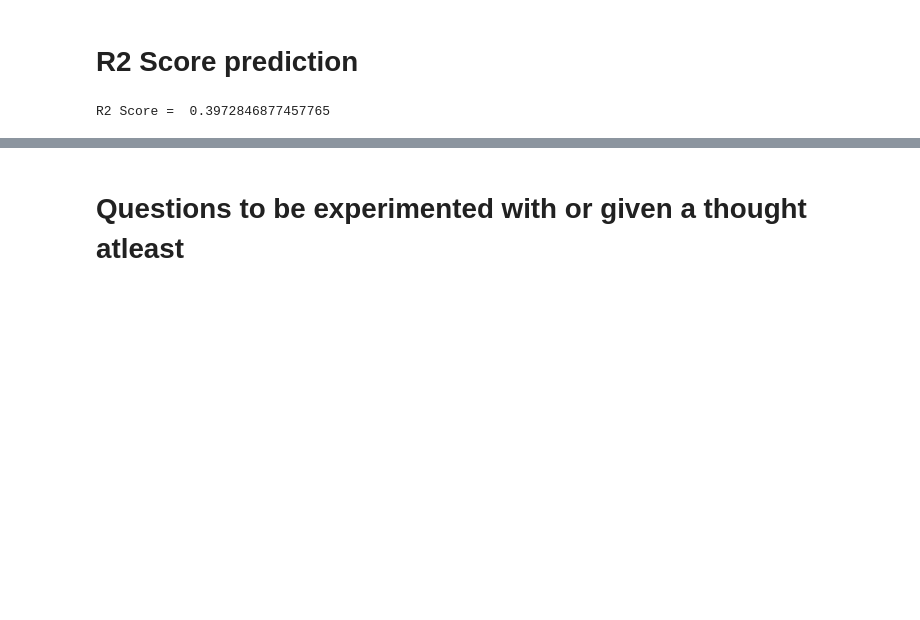
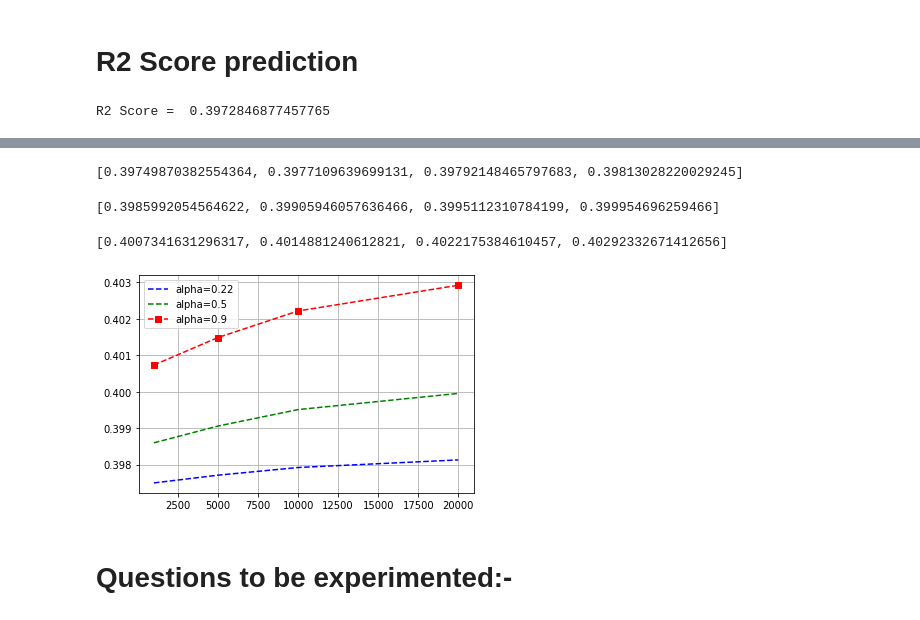
Before and after one commit to AshishKempwad/Linear-Regression-from-scratch, a Jupyter notebook: QQQ.ipynb, the cells around one changed output, grey strips where cells are left out. Saved outputs shown, nothing was run; the diff lists cells and outputs as text; code cells hidden in the pictures; blank space fills up the shorter version.

```diff
--- a/QQQ.ipynb
+++ b/QQQ.ipynb
@@ -171,2 +222,57 @@ R2 Score =  0.3972846877457765
+# %%
+learning_parameter=0.22
+iters_loop=[1000,5000,10000,20000]
+w1=[]
+for i in iters_loop:
+    error=X_train.dot(weights)-y_train
+    cost_fun=(X_train.T.dot(error))
+#     print(cost_fun)
+    weights=weights-(learning_parameter*cost_fun)*(1/(len(X_train)))
+#     print(weights)
+    predict1=X_test.dot(weights)
+    w1.append(r2_score(y_test,predict1))
+print(w1)
+# %% [output]
+[0.39749870382554364, 0.3977109639699131, 0.39792148465797683, 0.39813028220029245]
+# %%
+learning_parameter=0.5
+iters_loop=[1000,5000,10000,20000]
+w2=[]
+for i in iters_loop:
+    error=X_train.dot(weights)-y_train
+    cost_fun=(X_train.T.dot(error))
+#     print(cost_fun)
+    weights=weights-(learning_parameter*cost_fun)*(1/(len(X_train)))
+#     print(weights)
+    predict2=X_test.dot(weights)
+    w2.append(r2_score(y_test,predict2))
+print(w2)
+# %% [output]
+[0.3985992054564622, 0.39905946057636466, 0.3995112310784199, 0.399954696259466]
+# %%
+learning_parameter=0.9
+iters_loop=[1000,5000,10000,20000]
+w3=[]
+for i in iters_loop:
+    error=X_train.dot(weights)-y_train
+    cost_fun=(X_train.T.dot(error))
+#     print(cost_fun)
+    weights=weights-(learning_parameter*cost_fun)*(1/(len(X_train)))
+#     print(weights)
+    predict3=X_test.dot(weights)
+    w3.append(r2_score(y_test,predict3))
+print(w3)
+# %% [output]
+[0.4007341631296317, 0.4014881240612821, 0.4022175384610457, 0.40292332671412656]
+# %%
+converge_iter=[1000,5000,10000,20000]
+plt.plot(converge_iter,w1,'b--',label='alpha=0.22')
+plt.plot(converge_iter,w2,'g--',label='alpha=0.5')
+plt.plot(converge_iter,w3,'rs--',label='alpha=0.9')
+plt.grid()
+plt.legend()
+plt.show()
+# %% [output]
+[figure, added]
 # %% [markdown]
-# Questions to be experimented with or given a thought atleast
+# Questions to be experimented:-
```
Also changed, not shown: parts of 15 cells of this notebook.
